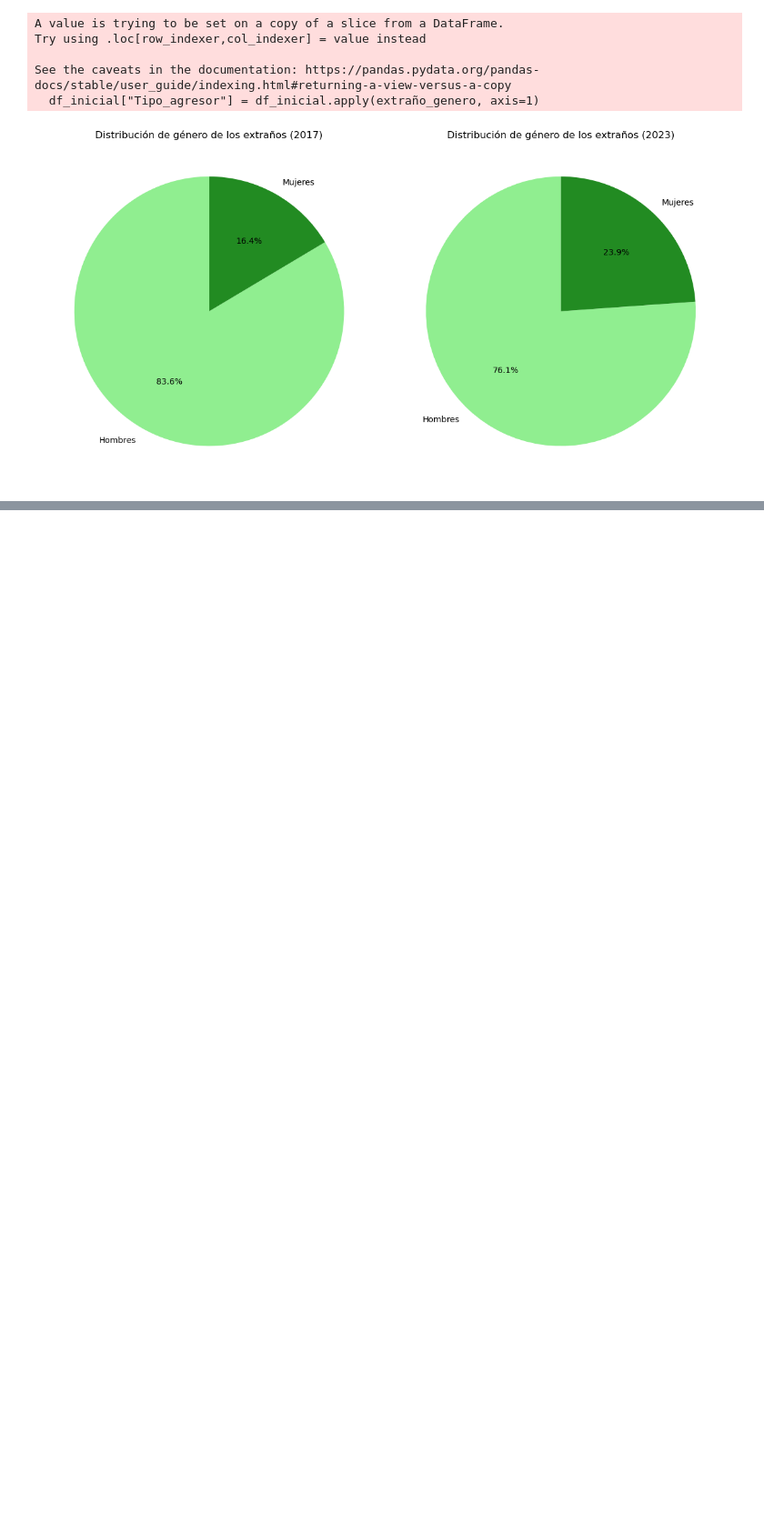
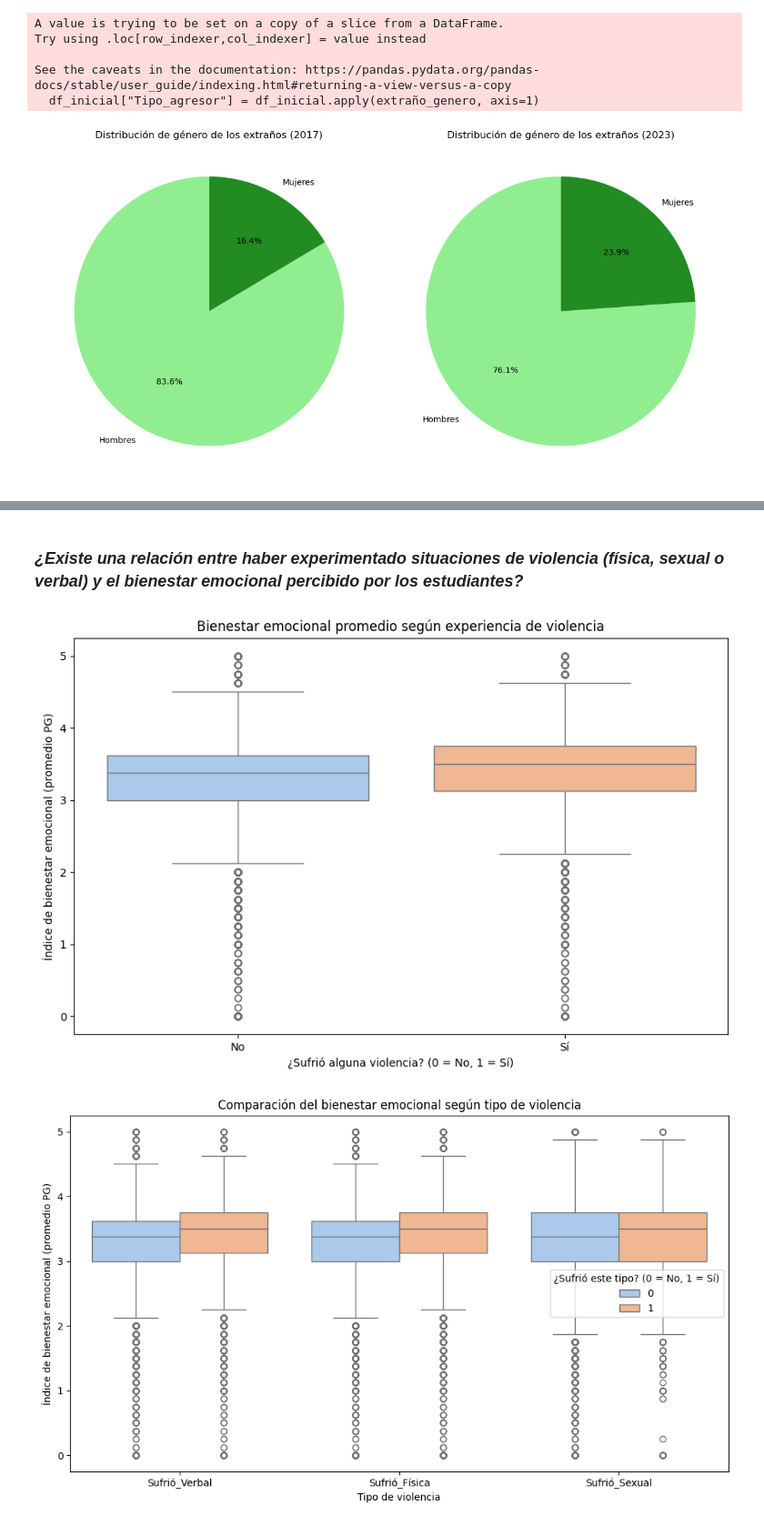
Before and after one commit to ConstanzaHernandezTorres/IMT2200-Proyecto-grupal, a Jupyter notebook: Repo1 - Avance.ipynb, the cells around one changed output, grey strips where cells are left out. Shown at 91% size. Cells and saved outputs as stored; diff of their text form; code cells hidden in the pictures; blank space fills up the shorter version.

```diff
--- a/Repo1 - Avance.ipynb
+++ b/Repo1 - Avance.ipynb
@@ -742,0 +886,66 @@ See the caveats in the documentation: https://pandas.pydata.org/pandas-docs/stab
+# %% [markdown]
+### ***¿Existe una relación entre haber experimentado situaciones de violencia (física, sexual o verbal) y el bienestar emocional percibido por los estudiantes?***
+# %%
+df_bienestar = df.copy()
+
+# Definición columnas por tipo de violencia y la columna de bienestar
+columnas_violencia_verbal = ['PB_1_1']
+columnas_violencia_fisica = ['PA_5_1', 'PA_6_1', 'PB_2_1', 'PC_1_1', 'PC_2_1', 'PC_5_1']
+columnas_violencia_sexual = ['PD_3_1', 'PD_4_1', 'PD_5_1', 'PD_6_1', 'PD_7_1']
+columnas_bienestar = ['PG_1', 'PG_2', 'PG_3', 'PG_4', 'PG_6', 'PG_8', 'PG_9', 'PG_10']
+
+# Crear indicadores de violencia
+for tipo, columnas in {
+    'Sufrió_Verbal': columnas_violencia_verbal,
+    'Sufrió_Física': columnas_violencia_fisica,
+    'Sufrió_Sexual': columnas_violencia_sexual
+}.items():
+    df_bienestar[tipo] = df_bienestar[columnas].apply(lambda row: 1 if (row == 1).any() else 0, axis=1)
+df_bienestar['Sufrió_Alguna_Violencia'] = df_bienestar[['Sufrió_Verbal', 'Sufrió_Física', 'Sufrió_Sexual']].max(axis=1)
+
+# Promedio de las respuestas PG_1 a PG_10 (entre más alto → mayor bienestar)
+df_bienestar['Indice_Bienestar'] = df_bienestar[columnas_bienestar].mean(axis=1)
+
+
+# GRÁFICA BIENESTAR GENERAL SEGÚN EXPERIENCIA DE VIOLENCIA
+plt.figure(figsize=(9, 6))
+sns.boxplot(
+    data=df_bienestar,
+    x='Sufrió_Alguna_Violencia',
+    y='Indice_Bienestar',
+    hue='Sufrió_Alguna_Violencia',
+    palette='pastel',
+    legend=False
+)
+plt.title('Bienestar emocional promedio según experiencia de violencia')
+plt.xlabel('¿Sufrió alguna violencia? (0 = No, 1 = Sí)')
+plt.ylabel('Índice de bienestar emocional (promedio PG)')
+plt.xticks([0, 1], ['No', 'Sí'])
+plt.tight_layout()
+plt.show()
+
+
+# GRÁFICA BIENESTAR POR TIPO DE VIOLENCIA
+df_melt = df_bienestar.melt(
+    id_vars='Indice_Bienestar',
+    value_vars=['Sufrió_Verbal', 'Sufrió_Física', 'Sufrió_Sexual'],
+    var_name='Tipo_de_Violencia',
+    value_name='Sufrió'
+)
+plt.figure(figsize=(10, 6))
+sns.boxplot(
+    data=df_melt,
+    x='Tipo_de_Violencia',
+    y='Indice_Bienestar',
+    hue='Sufrió',
+    palette='pastel'
+)
+plt.title('Comparación del bienestar emocional según tipo de violencia')
+plt.xlabel('Tipo de violencia')
+plt.ylabel('Índice de bienestar emocional (promedio PG)')
+plt.legend(title='¿Sufrió este tipo? (0 = No, 1 = Sí)')
+plt.tight_layout()
+plt.show()
+# %% [output]
+[figure, added]
+[figure, added]
```
Also changed, not shown: parts of 6 cells of this notebook, 2 other files.
